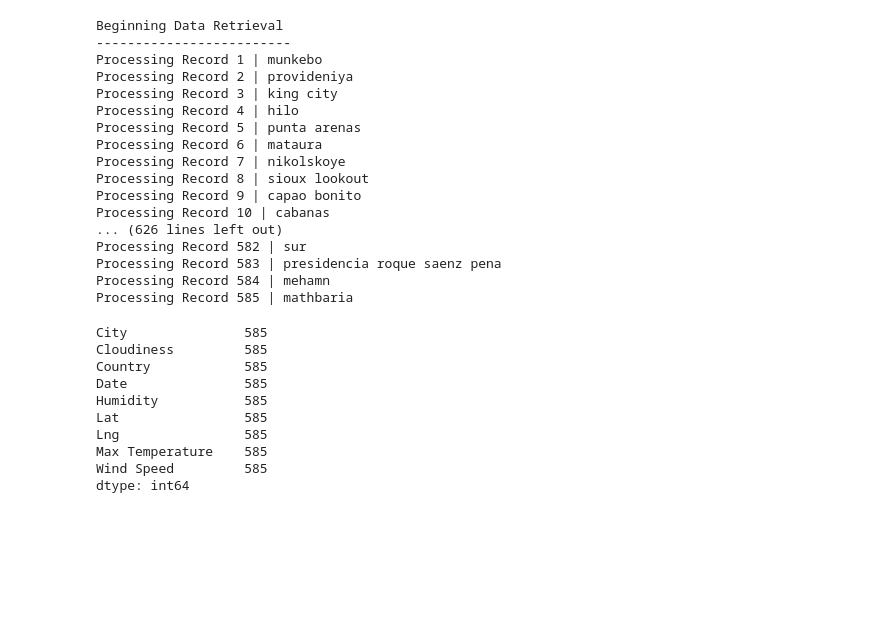
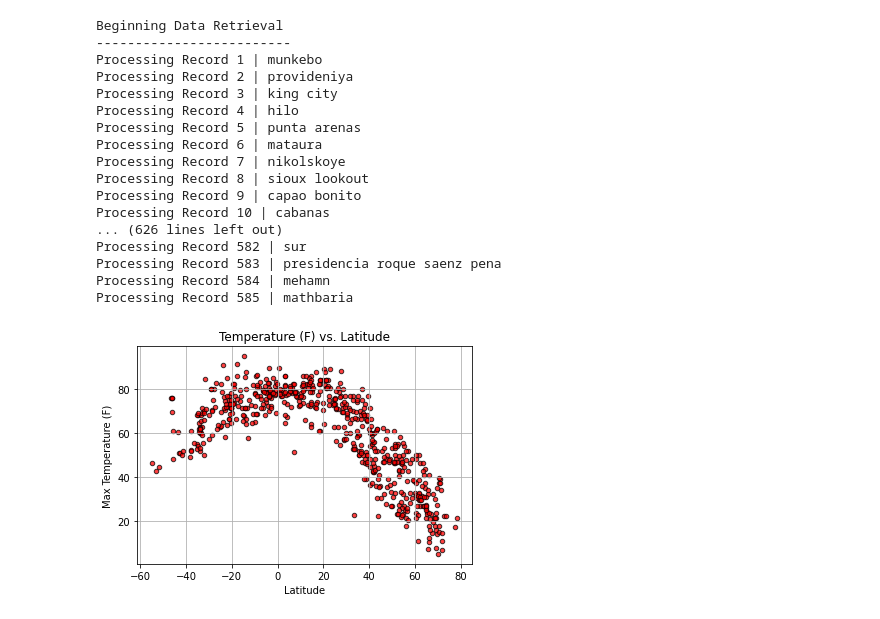
Before and after one commit to rpatel10491/python-api-challenge, a Jupyter notebook: WeatherPy/WeatherPy.ipynb, the cells around one changed output. Saved outputs shown, nothing was run; the diff lists cells and outputs as text; code cells hidden in the pictures; blank space fills up the shorter version.

Commit message:
added images

```diff
--- a/WeatherPy/WeatherPy.ipynb
+++ b/WeatherPy/WeatherPy.ipynb
@@ -115,16 +115,18 @@ weatherdata = {
 weather_df = pd.DataFrame(weatherdata)
 #output to csv
 weather_df.to_csv('weatherdata.csv')
-# %%
-weather_df.count()
-# %% [output]
-City               585
-Cloudiness         585
-Country            585
-Date               585
-Humidity           585
-Lat                585
-Lng                585
-Max Temperature    585
-Wind Speed         585
-dtype: int64
+# %%
+# Create scatter plot for Lat vs Max Temp.
+plt.scatter(df_weather['Lat'], df_weather['Max Temperature'], marker='o', s=20, c='r', edgecolors='black', alpha=.75)
+
+# Format axis/labels.
+plt.title('Temperature (F) vs. Latitude')
+plt.ylabel('Max Temperature (F)')
+plt.xlabel('Latitude')
+plt.grid(True)
+
+# Save the figure.
+plt.savefig('Max_Temp_vs_Lat.png')
+plt.show()
+# %% [output]
+[figure, added]
```
Also changed, not shown: parts of 3 cells of this notebook, 4 other files.
